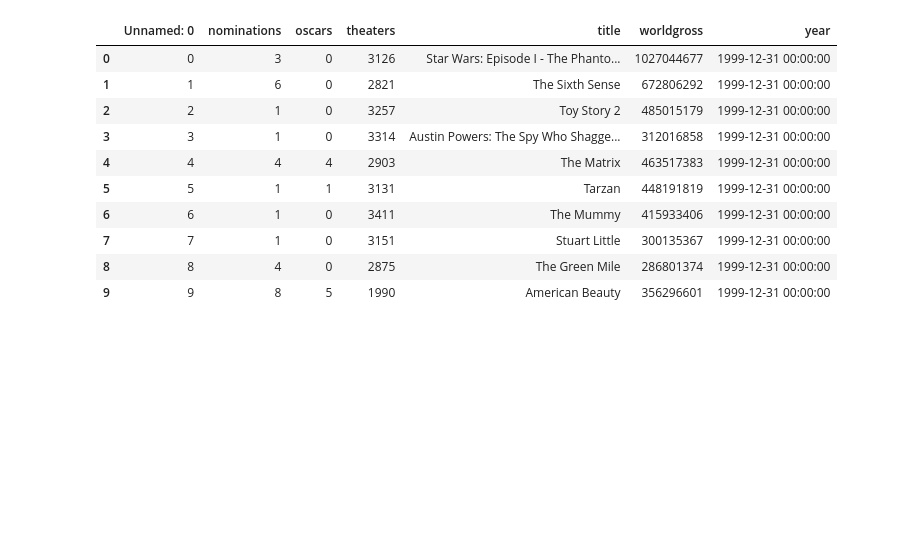
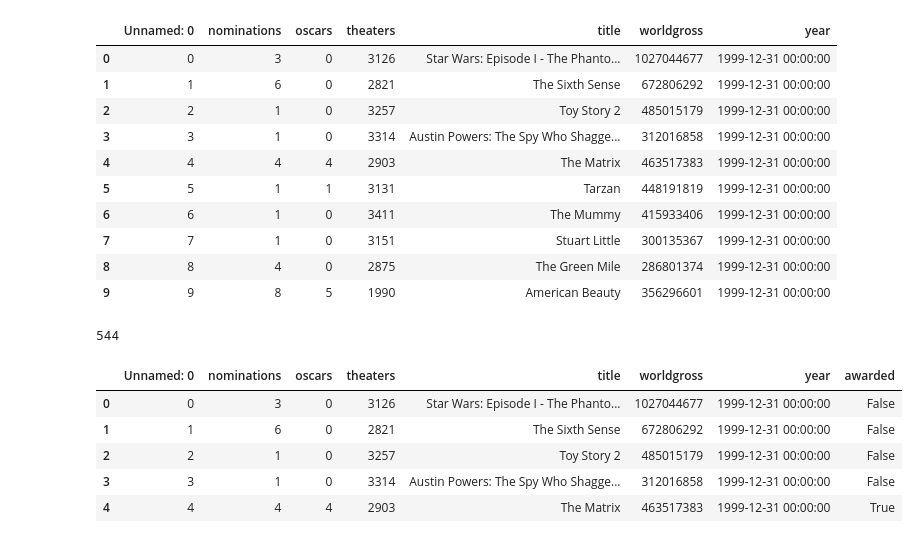
Before and after one commit to marcolunardi/metis, a Jupyter notebook: mcnulty_work/mcnulty_supervised_challenges.ipynb, the cells around one changed output. Saved outputs shown, nothing was run; the diff lists cells and outputs as text; code cells hidden in the pictures; blank space fills up the shorter version.

```diff
--- a/mcnulty_work/mcnulty_supervised_challenges.ipynb
+++ b/mcnulty_work/mcnulty_supervised_challenges.ipynb
@@ -497,3 +493,7 @@ movies.head(10)
 | 7 | 7 | 1 | 0 | 3151 | Stuart Little | 300135367 | 1999-12-31 00:00:00 |
 | 8 | 8 | 4 | 0 | 2875 | The Green Mile | 286801374 | 1999-12-31 00:00:00 |
 | 9 | 9 | 8 | 5 | 1990 | American Beauty | 356296601 | 1999-12-31 00:00:00 |
+# %%
+len(movies)
+# %% [output]
+544
@@ -499,0 +502,9 @@ movies.head(10)
+# %%
+movies.head(5)
+# %% [output]
+|  | Unnamed: 0 | nominations | oscars | theaters | title | worldgross | year | awarded |
+| 0 | 0 | 3 | 0 | 3126 | Star Wars: Episode I - The Phanto... | 1027044677 | 1999-12-31 00:00:00 | False |
+| 1 | 1 | 6 | 0 | 2821 | The Sixth Sense | 672806292 | 1999-12-31 00:00:00 | False |
+| 2 | 2 | 1 | 0 | 3257 | Toy Story 2 | 485015179 | 1999-12-31 00:00:00 | False |
+| 3 | 3 | 1 | 0 | 3314 | Austin Powers: The Spy Who Shagge... | 312016858 | 1999-12-31 00:00:00 | False |
+| 4 | 4 | 4 | 4 | 2903 | The Matrix | 463517383 | 1999-12-31 00:00:00 | True |
```
Also changed, not shown: parts of 20 cells of this notebook, 2 other files.
